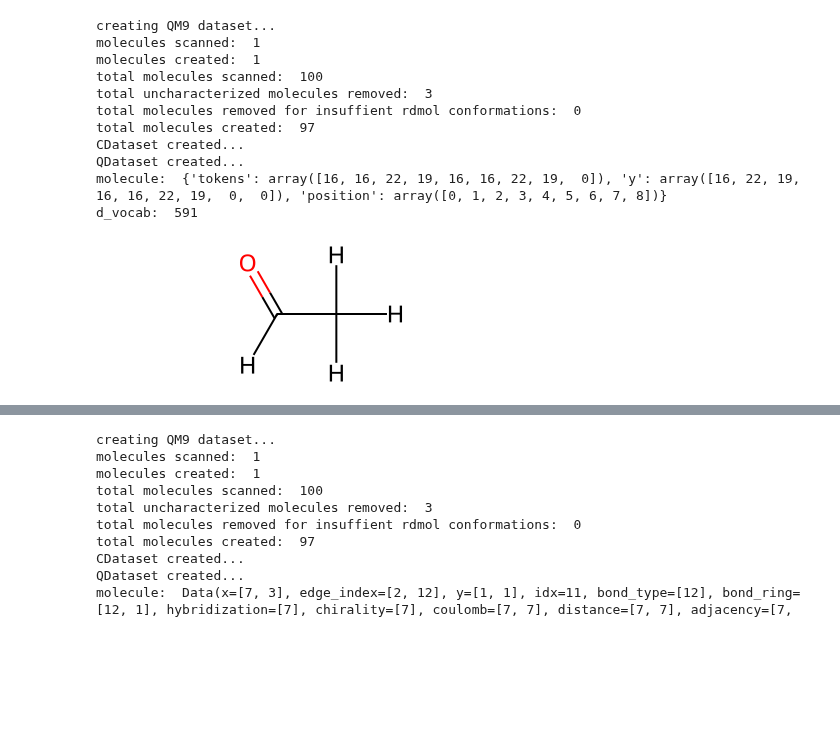
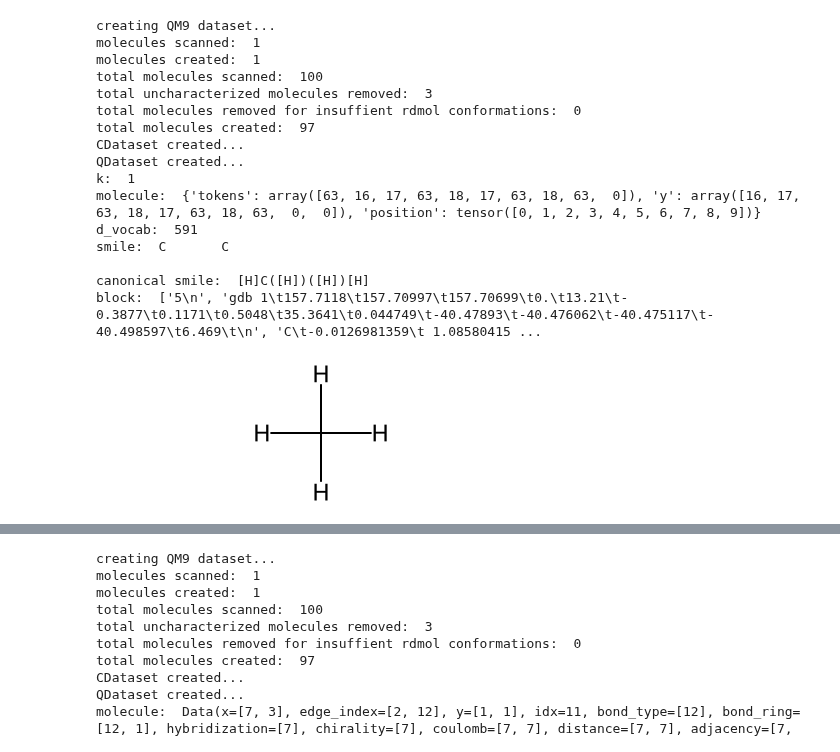
Before and after one commit to icanswim/qchem, a Jupyter notebook: experiment.ipynb, the cells around one changed output, grey strips where cells are left out. Cells and saved outputs as stored; diff of their text form; code cells hidden in the pictures; blank space fills up the shorter version.

```diff
--- a/experiment.ipynb
+++ b/experiment.ipynb
@@ -33,37 +33,46 @@ import torch_geometric.transforms as T
 # qchem dataset (QM9_seq) returns tokenized and encoded smile sequences
 
 vocab = QM9.vocab
 srt_vocab = SmileReTokenizer.create_srt_vocab()
 d_vocab = len(srt_vocab)
 d_seq = 10
 
 ds_param = {'train_param': {'input_dict': {'tokens': ['tokens']},
                             'transforms': {'tokens': [Encode(vocab=srt_vocab), Pad1d(d_seq+1)]},
                             #'filter_on': ('n_atoms','>','8'),
                             'n': 100, #non-random subset for testing,
                             #'use_pickle': 'test.pkl', #use pickle if exists otherwise create
                             'n_conformers': 0,
                             'dict2data': True}}
-
+idx = 0
 qm9_seq = QM9_seq(**ds_param['train_param'])
-k = qm9_seq.ds_idx[10]
+k = qm9_seq.ds_idx[idx]
+print('k: ', k)
 molecule = qm9_seq[k]
 print('molecule: ', molecule)
 print('d_vocab: ', d_vocab)
+print('smile: ', qm9_seq.ds[k].smile)
+print('canonical smile: ', qm9_seq.ds[k].c_smile)
+print('block: ', qm9_seq.ds[k].qm9_block)
 qm9_seq.ds[k].rdmol
 # %% [output]
 creating QM9 dataset...
 molecules scanned:  1
 molecules created:  1
 total molecules scanned:  100
 total uncharacterized molecules removed:  3
 total molecules removed for insuffient rdmol conformations:  0
 total molecules created:  97
 CDataset created...
 QDataset created...
-molecule:  {'tokens': array([16, 16, 22, 19, 16, 16, 22, 19,  0]), 'y': array([16, 22, 19, 16, 16, 22, 19,  0,  0]), 'position': array([0, 1, 2, 3, 4, 5, 6, 7, 8])}
+k:  1
+molecule:  {'tokens': array([63, 16, 17, 63, 18, 17, 63, 18, 63,  0]), 'y': array([16, 17, 63, 18, 17, 63, 18, 63,  0,  0]), 'position': tensor([0, 1, 2, 3, 4, 5, 6, 7, 8, 9])}
 d_vocab:  591
+smile:  C       C
+
+canonical smile:  [H]C([H])([H])[H]
+block:  ['5\n', 'gdb 1\t157.7118\t157.70997\t157.70699\t0.\t13.21\t-0.3877\t0.1171\t0.5048\t35.3641\t0.044749\t-40.47893\t-40.476062\t-40.475117\t-40.498597\t6.469\t\n', 'C\t-0.0126981359\t 1.08580415 ...
-[figure, old version]
+[figure, new version]
 # %%
 # qchem dataset (QM9_seq) returns tokenized and encoded smile sequences
 
```
Also changed, not shown: parts of 4 cells of this notebook, 1 other file.
